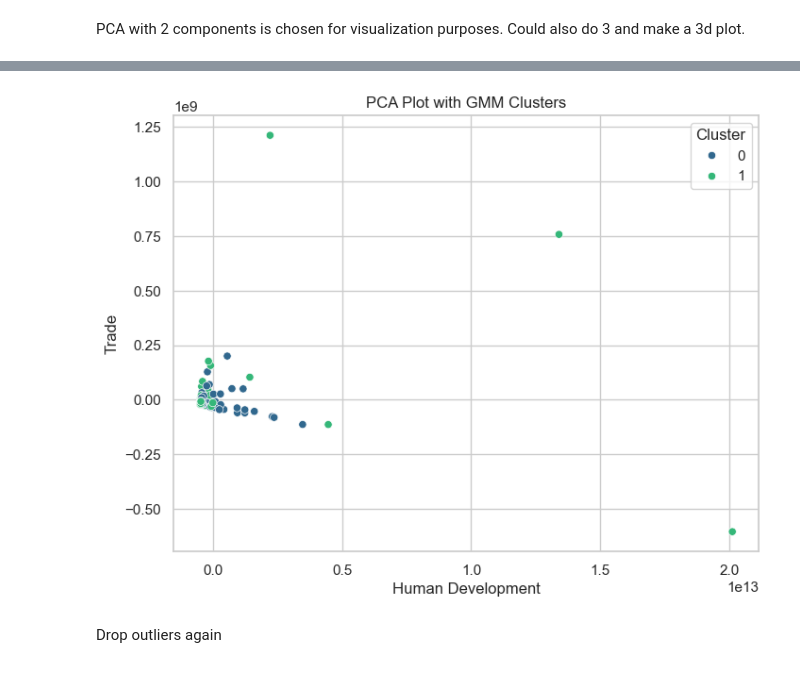
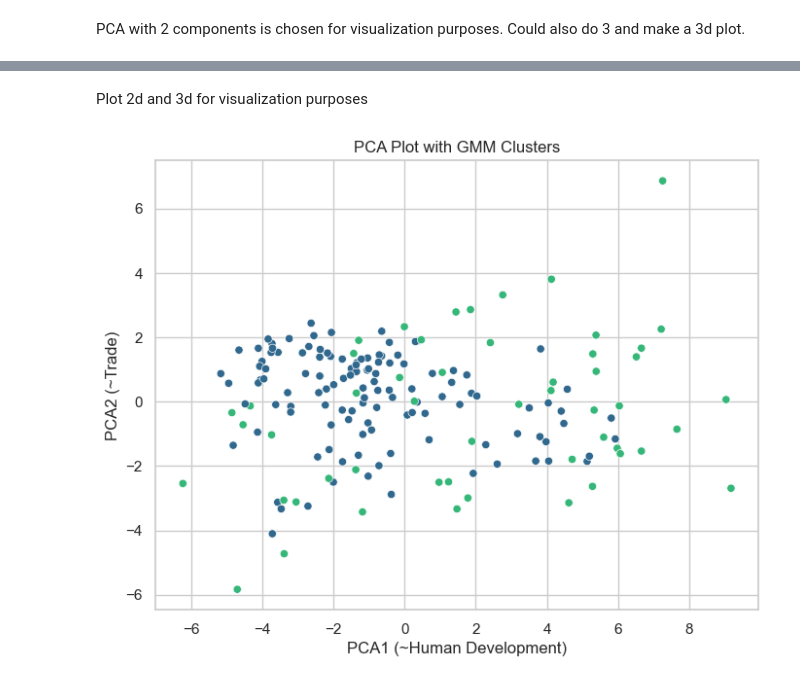
Before and after one commit to anshvijay28/ML_project, a Jupyter notebook: project/pca_e.ipynb, the cells around one changed output, grey strips where cells are left out. Saved outputs shown, nothing was run; the diff lists cells and outputs as text; code cells hidden in the pictures.

```diff
--- a/project/pca_e.ipynb
+++ b/project/pca_e.ipynb
@@ -274,15 +296,18 @@ Chosen because it is good for high dimensional data
+# %%
+final_pca_25 = final_pca_df.drop(columns=[i for i in range(26, 38)])
 # %%
 def gmm_bic_score(estimator, X):
     return -estimator.bic(X)
 
+
 param_grid = {
-    "n_components": range(1, 7),
+    "n_components": range(1, 27),
     "covariance_type": ["spherical", "tied", "diag", "full"],
 }
 grid_search = GridSearchCV(
     GaussianMixture(), param_grid=param_grid, scoring=gmm_bic_score
 )
-grid_search.fit(final_pca_df)
+grid_search.fit(final_pca_25)
 # %% [output]
 GridSearchCV(estimator=GaussianMixture(),
              param_grid={'covariance_type': ['spherical', 'tied', 'diag',
@@ -337,5 +362,15 @@ plt.show()
 PCA with 2 components is chosen for visualization purposes. Could also do 3 and make a 3d plot.
 # %%
 gmm = GaussianMixture(n_components=2, covariance_type="diag")
-gmm_res = gmm.fit_predict(final_pca_df)
-final_pca_df["cluster"] = gmm_res
+gmm_res = gmm.fit_predict(final_pca_25)
+final_pca_25["cluster"] = gmm_res
+
+X_LABEL = "PCA1 (~Human Development)"
+Y_LABEL = "PCA2 (~Trade)"
+# %%
+final_clusters_countries = final_pca_25.merge(
+    sustain_w_regions.drop_duplicates(subset="Country Code", keep="last").reset_index(),
+    how='outer',
+    left_index=True,
+    right_index=True
+)
@@ -342,22 +511,23 @@ final_pca_df["cluster"] = gmm_res
+# %% [markdown]
+Plot 2d and 3d for visualization purposes
 # %%
-pca = PCA(n_components=2)
-pca_result = pca.fit_transform(df_uncorr)
+X_LABEL = "PCA1 (~Human Development)"
+Y_LABEL = "PCA2 (~Trade)"
 
-pca_df = pd.DataFrame(data=pca_result, columns=["PCA1", "PCA2"])
-pca_df["cluster"] = gmm_res
 
 plt.figure(figsize=(8, 6))
 scatterplot = sns.scatterplot(
-    x="PCA1", y="PCA2", hue="cluster", data=pca_df, palette="viridis"
+    x=0, y=1, hue="cluster", data=final_clusters_countries, palette="viridis"
 )
 
 scatterplot.set_title("PCA Plot with GMM Clusters")
+
 plt.legend(title="Cluster")
-plt.xlabel("Human Development")
-plt.ylabel("Trade")
 
+plt.xlabel(X_LABEL)
+plt.ylabel(Y_LABEL)
+
+plt.legend([],[], frameon=False)
 plt.show()
 # %% [output]
-[figure, old version]
+[figure, new version]
-# %% [markdown]
-Drop outliers again
```
Also changed, not shown: parts of 38 cells of this notebook, 1 other file.
